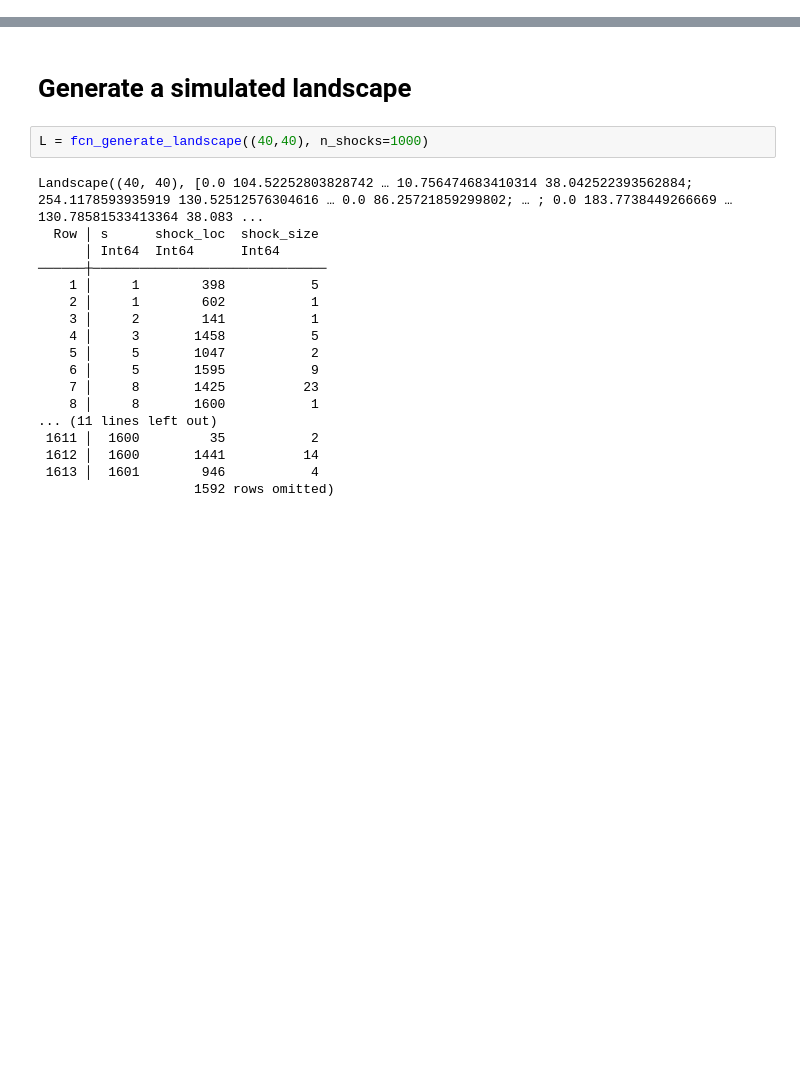
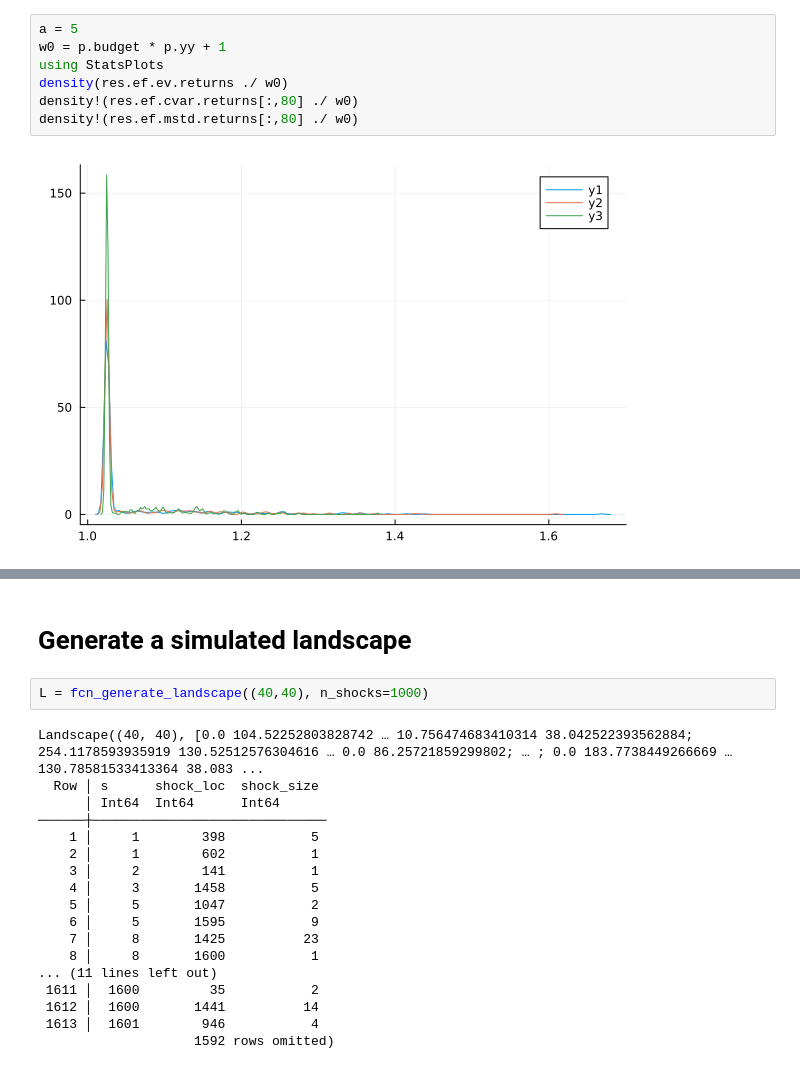
Before and after one commit to frankiecho/lds-mc, a Jupyter notebook: code/simulations/view-results.ipynb, the cells around one changed output, grey strips where cells are left out. Cells and saved outputs as stored; diff of their text form; blank space fills up the shorter version.

```diff
--- a/code/simulations/view-results.ipynb
+++ b/code/simulations/view-results.ipynb
@@ -18,0 +73,9 @@ fcn_save_results (generic function with 1 method)
+# %%
+a = 5
+w0 = p.budget * p.yy + 1
+using StatsPlots
+density(res.ef.ev.returns ./ w0)
+density!(res.ef.cvar.returns[:,80] ./ w0)
+density!(res.ef.mstd.returns[:,80] ./ w0)
+# %% [output]
+[figure, added]
```
Also changed, not shown: parts of 24 cells of this notebook, 11 other files.
